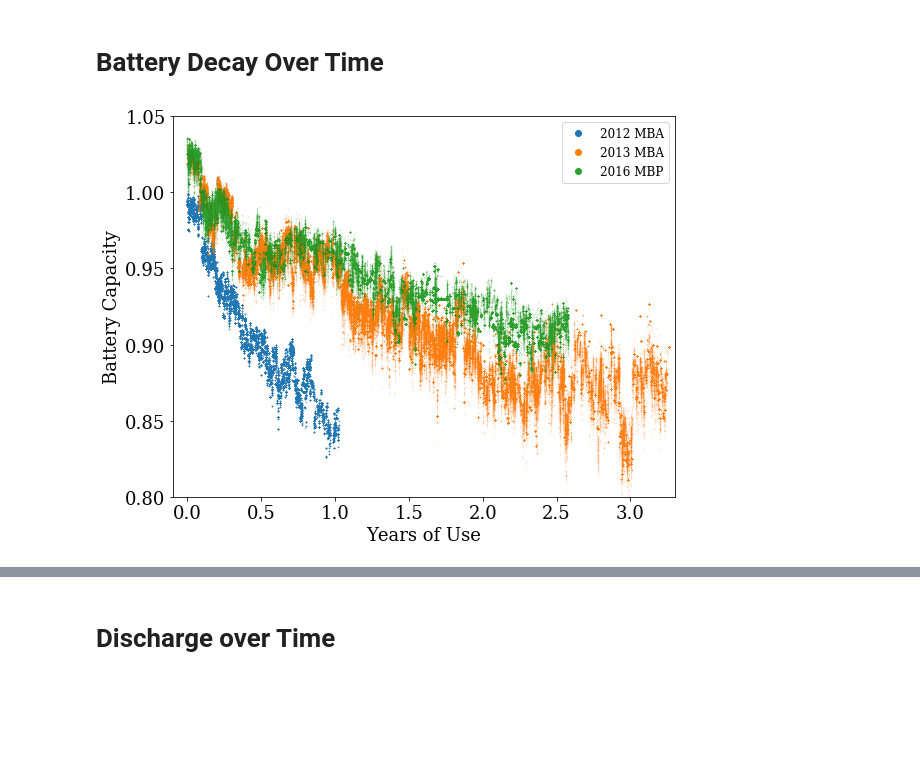
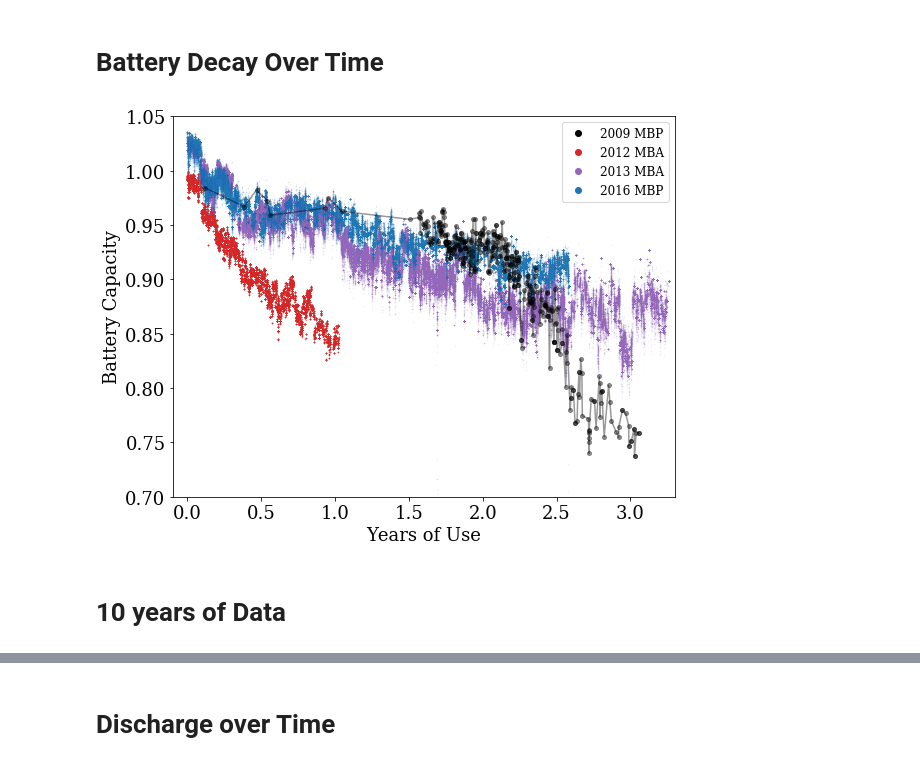
Before and after one commit to jradavenport/batlog2019, a Jupyter notebook: code/explore.ipynb, the cells around one changed output, grey strips where cells are left out. Cells and saved outputs as stored; diff of their text form; code cells hidden in the pictures; blank space fills up the shorter version.

```diff
--- a/code/explore.ipynb
+++ b/code/explore.ipynb
@@ -51,3 +51,17 @@ def bat_parse(file):
     d.close()
 
     return date, dateraw, chrg, capac, maxcap
+# %%
+oldfile = '../data/bat_data.txt'
+
+olddf = pd.read_table(oldfile, delim_whitespace=True)
+
+old_day0 = time.mktime(datetime.datetime(2009, 5, 7).timetuple()) /60./60./24.
+
+
+old_days = np.zeros_like(olddf['yr'].values, dtype='float')
+for k in range(len(old_days)):
+    old_days[k] = time.mktime(datetime.datetime(olddf['yr'].values[k], olddf['mo'].values[k],
+                                                olddf['dd'].values[k]).timetuple()) / 60./60./24.
+
+plt.plot((old_days - old_day0) / 365., olddf['amp']/4600, '-o', color='k', alpha=0.5, markersize=4)
@@ -200,19 +226,26 @@ plt.colorbar()
 # Battery Decay Over Time
 # %%
 plt.figure(figsize=(9,7))
-plt.scatter((day0[0:mcap0.size] - day0[1])/365., capacity0[0:mcap0.size]/mcap0, marker='.', s=1, alpha=0.1)
-plt.scatter((day1[0:mcap1.size] - day1[1])/365., capacity1/mcap1, marker='.', s=1, alpha=0.1)
-plt.scatter((day2[0:mcap2.size] - day2[1])/365., capacity2/mcap2, marker='.', s=1, alpha=0.1)
+plt.scatter((day0[0:mcap0.size] - day0[1])/365., capacity0[0:mcap0.size]/mcap0, marker='.', s=1,
+            alpha=0.1, c='C3')
+plt.scatter((day1[0:mcap1.size] - day1[1])/365., capacity1/mcap1, marker='.', s=1, alpha=0.1, c='C4')
+plt.scatter((day2[0:mcap2.size] - day2[1])/365., capacity2/mcap2, marker='.', s=1, alpha=0.1, c='C0')
 
-plt.plot([],[], 'o', label='2012 MBA', c='C0')
-plt.plot([],[], 'o', label='2013 MBA', c='C1')
-plt.plot([],[], 'o', label='2016 MBP', c='C2')
+plt.plot((old_days - old_day0) / 365., olddf['amp'].values/4600, '-o', color='k', alpha=0.4, markersize=4)
+
+plt.plot([],[], 'o', label='2009 MBP', c='k')
+plt.plot([],[], 'o', label='2012 MBA', c='C3')
+plt.plot([],[], 'o', label='2013 MBA', c='C4')
+plt.plot([],[], 'o', label='2016 MBP', c='C0')
 plt.legend(fontsize=12)
 
+
 plt.xlim(-0.1, 3.3)
-plt.ylim(0.8,1.05)
+plt.ylim(0.7,1.05)
 plt.ylabel('Battery Capacity')
 plt.xlabel('Years of Use')
 plt.savefig('bat_decay.png',dpi=350, bbox_inches='tight', pad_inches=0.25)
 # %% [output]
-[figure, old version]
+[figure, new version]
+# %% [markdown]
+# 10 years of Data
```
Also changed, not shown: parts of 26 cells of this notebook, 8 other files.
